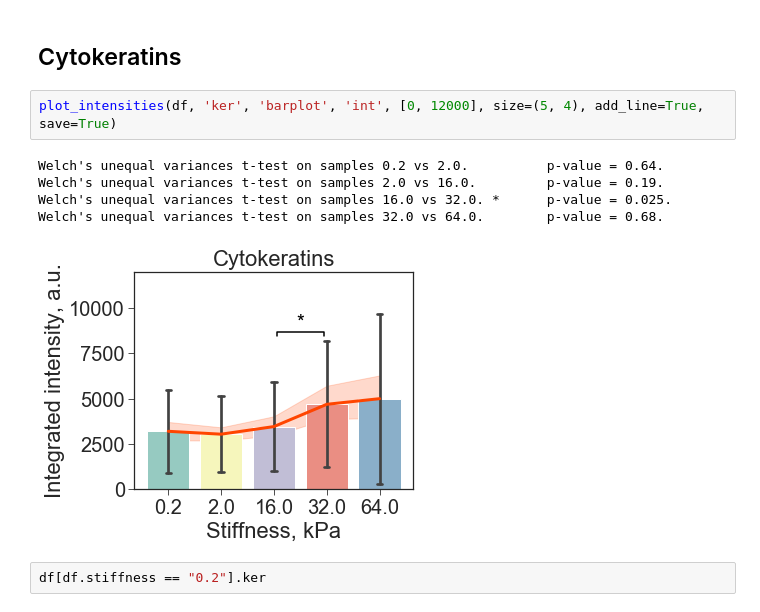
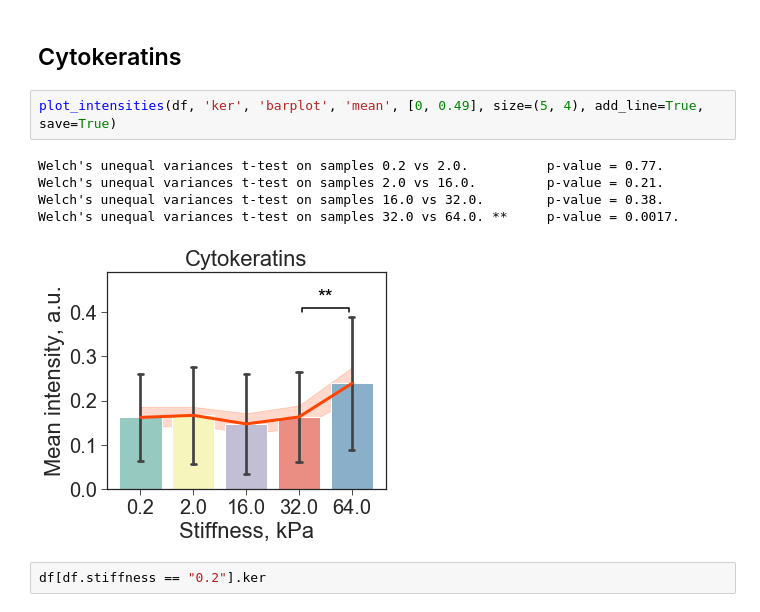
Before and after one commit to vlada-rozova/cell-morphology, a Jupyter notebook: Biomarkers-EDA.ipynb, the cells around one changed output. Cells and saved outputs as stored; diff of their text form.

```diff
--- a/Biomarkers-EDA.ipynb
+++ b/Biomarkers-EDA.ipynb
@@ -259,13 +259,13 @@ df[df.stiffness == '0.2'].kernorm.mean()
 # %% [markdown]
 ## Cytokeratins
 # %%
-plot_intensities(df, 'ker', 'barplot', 'int', [0, 12000], size=(5, 4), add_line=True, save=True)
+plot_intensities(df, 'ker', 'barplot', 'mean', [0, 0.49], size=(5, 4), add_line=True, save=True)
 # %% [output]
-Welch's unequal variances t-test on samples 0.2 vs 2.0.          p-value = 0.64.
-Welch's unequal variances t-test on samples 2.0 vs 16.0.         p-value = 0.19.
-Welch's unequal variances t-test on samples 16.0 vs 32.0. *      p-value = 0.025.
-Welch's unequal variances t-test on samples 32.0 vs 64.0.        p-value = 0.68.
+Welch's unequal variances t-test on samples 0.2 vs 2.0.          p-value = 0.77.
+Welch's unequal variances t-test on samples 2.0 vs 16.0.         p-value = 0.21.
+Welch's unequal variances t-test on samples 16.0 vs 32.0.        p-value = 0.38.
+Welch's unequal variances t-test on samples 32.0 vs 64.0. **     p-value = 0.0017.
-[figure, old version]
+[figure, new version]
 # %%
 df[df.stiffness == "0.2"].ker
 # %%
```
Also changed, not shown: parts of 5 cells of this notebook, 4 other files.
